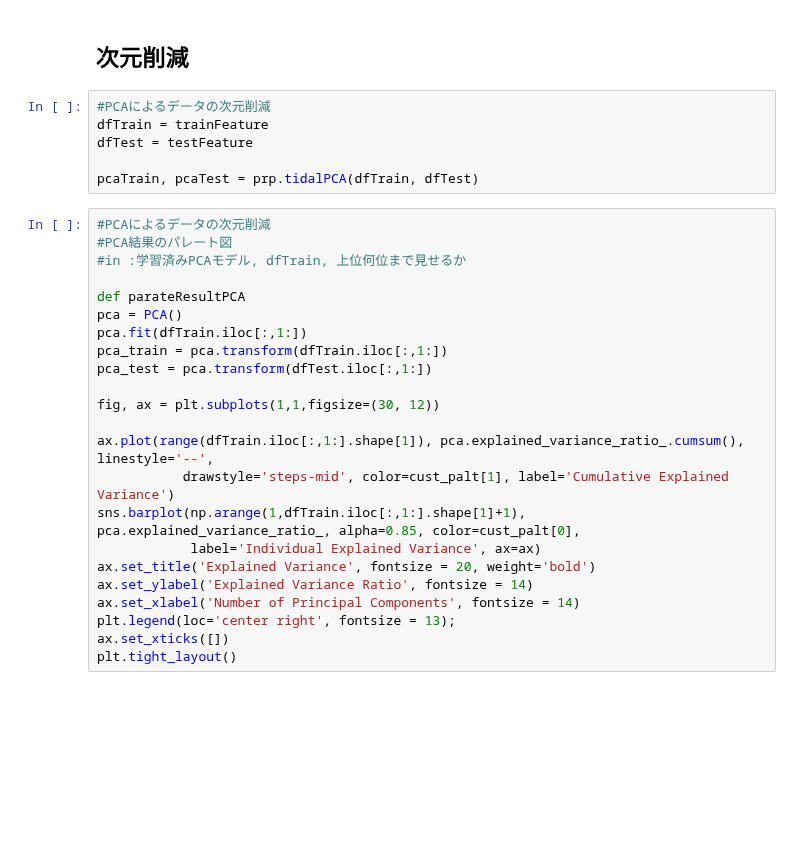
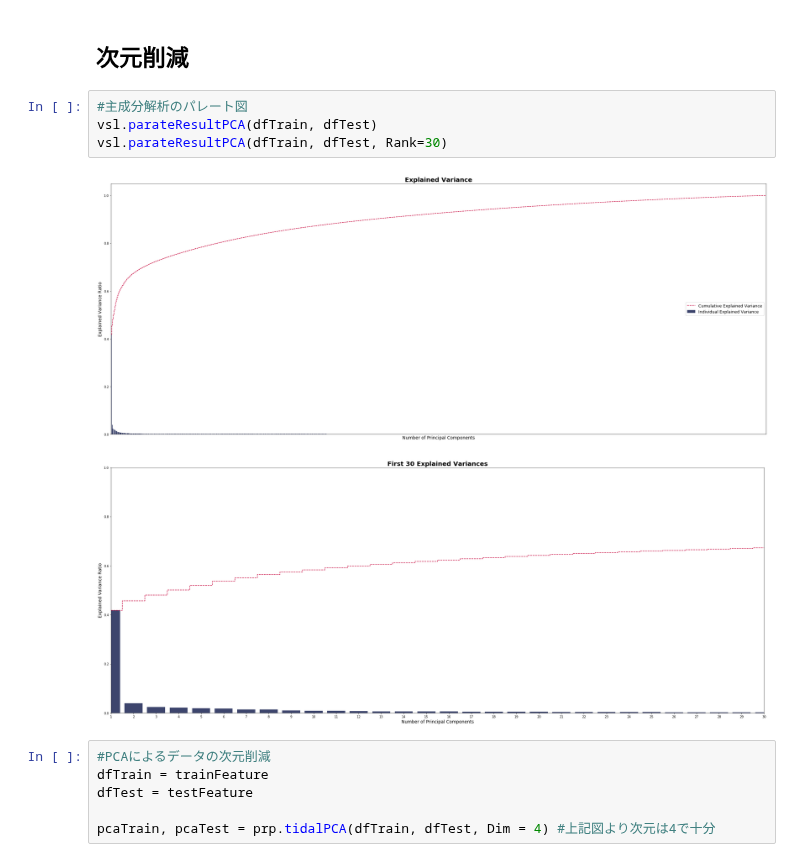
Before and after one commit to ShinAnase/MoA, a Jupyter notebook: EDA.ipynb, the cells around one changed output. Drawn from its saved outputs; the diff is of its cells as text; blank space fills up the shorter version.

```diff
--- a/EDA.ipynb
+++ b/EDA.ipynb
@@ -226,32 +226,16 @@ vsl.corrHeatMap(correlation)
 [figure]
 # %% [markdown]
 ## 次元削減
+# %%
+#主成分解析のパレート図
+vsl.parateResultPCA(dfTrain, dfTest)
+vsl.parateResultPCA(dfTrain, dfTest, Rank=30)
+# %% [output]
+[figure, added]
+[figure, added]
 # %%
 #PCAによるデータの次元削減
 dfTrain = trainFeature
 dfTest = testFeature
 
-pcaTrain, pcaTest = prp.tidalPCA(dfTrain, dfTest)
+pcaTrain, pcaTest = prp.tidalPCA(dfTrain, dfTest, Dim = 4) #上記図より次元は4で十分
-# %%
-#PCAによるデータの次元削減
-#PCA結果のパレート図
-#in :学習済みPCAモデル, dfTrain, 上位何位まで見せるか
-
-def parateResultPCA
-pca = PCA()
-pca.fit(dfTrain.iloc[:,1:])
-pca_train = pca.transform(dfTrain.iloc[:,1:])
-pca_test = pca.transform(dfTest.iloc[:,1:])
-
-fig, ax = plt.subplots(1,1,figsize=(30, 12))
-
-ax.plot(range(dfTrain.iloc[:,1:].shape[1]), pca.explained_variance_ratio_.cumsum(), linestyle='--',
-           drawstyle='steps-mid', color=cust_palt[1], label='Cumulative Explained Variance')
-sns.barplot(np.arange(1,dfTrain.iloc[:,1:].shape[1]+1), pca.explained_variance_ratio_, alpha=0.85, color=cust_palt[0],
-            label='Individual Explained Variance', ax=ax)
-ax.set_title('Explained Variance', fontsize = 20, weight='bold')
-ax.set_ylabel('Explained Variance Ratio', fontsize = 14)
-ax.set_xlabel('Number of Principal Components', fontsize = 14)
-plt.legend(loc='center right', fontsize = 13);
-ax.set_xticks([])
-plt.tight_layout()
```
Also changed, not shown: parts of 3 cells of this notebook, 2 other files.
